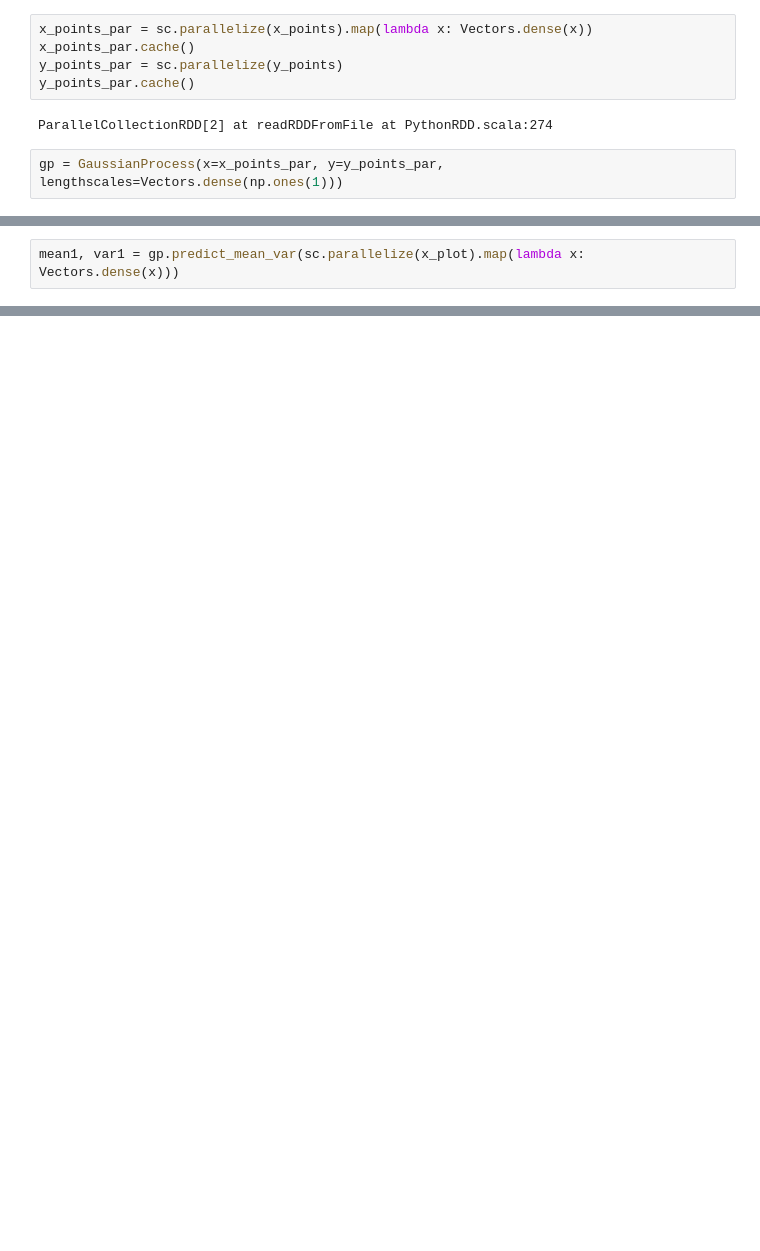
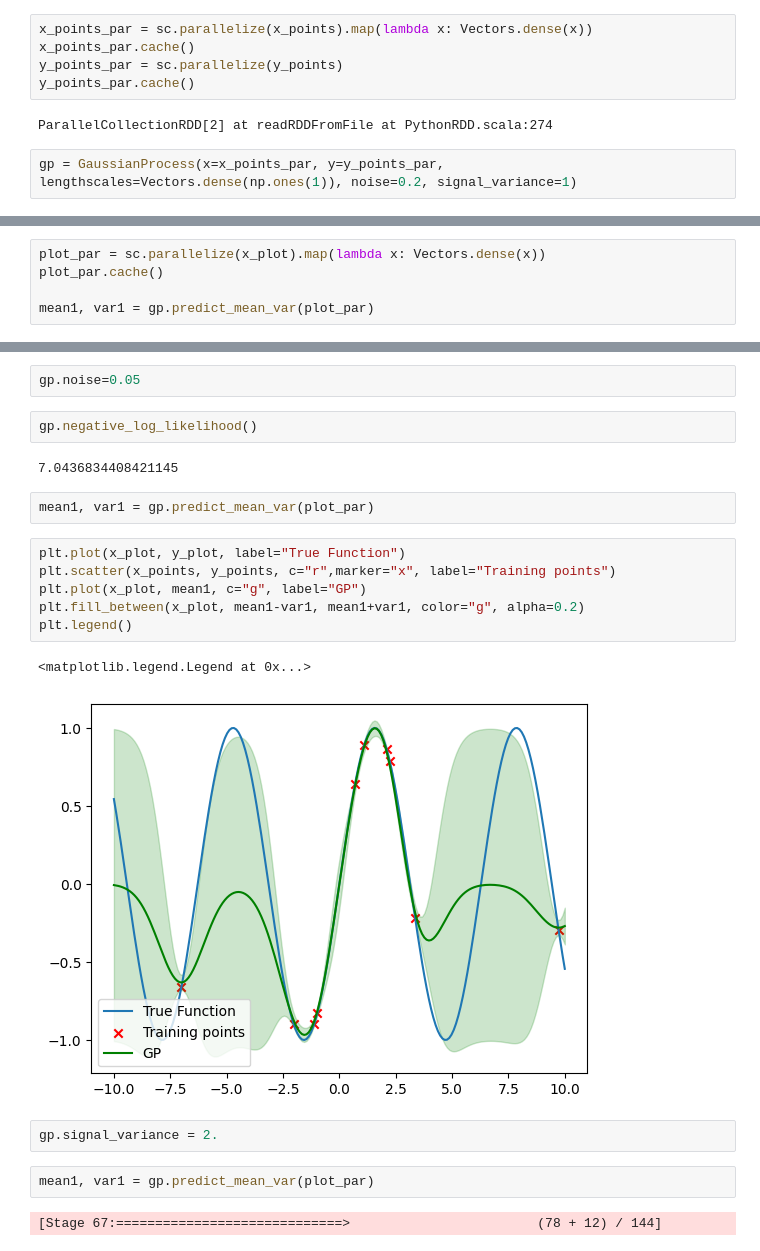
Before and after one commit to LeoIV/scalable-gps, a Jupyter notebook: demo.ipynb, the cells around one changed output, grey strips where cells are left out. Drawn from its saved outputs; the diff is of its cells as text; blank space fills up the shorter version.

Commit message:
support noise and signal variance and negative log likelihood

```diff
--- a/demo.ipynb
+++ b/demo.ipynb
@@ -32,4 +32,4 @@ y_points_par.cache()
 # %% [output]
 ParallelCollectionRDD[2] at readRDDFromFile at PythonRDD.scala:274
 # %%
-gp = GaussianProcess(x=x_points_par, y=y_points_par, lengthscales=Vectors.dense(np.ones(1)))
+gp = GaussianProcess(x=x_points_par, y=y_points_par, lengthscales=Vectors.dense(np.ones(1)), noise=0.2, signal_variance=1)
@@ -38,2 +36,5 @@ gp = GaussianProcess(x=x_points_par, y=y_points_par, lengthscales=Vectors.dense(
 # %%
-mean1, var1 = gp.predict_mean_var(sc.parallelize(x_plot).map(lambda x: Vectors.dense(x)))
+plot_par = sc.parallelize(x_plot).map(lambda x: Vectors.dense(x))
+plot_par.cache()
+
+mean1, var1 = gp.predict_mean_var(plot_par)
@@ -45,0 +53,23 @@ plt.legend()
+# %%
+gp.noise=0.05
+# %%
+gp.negative_log_likelihood()
+# %% [output]
+7.0436834408421145
+# %%
+mean1, var1 = gp.predict_mean_var(plot_par)
+# %%
+plt.plot(x_plot, y_plot, label="True Function")
+plt.scatter(x_points, y_points, c="r",marker="x", label="Training points")
+plt.plot(x_plot, mean1, c="g", label="GP")
+plt.fill_between(x_plot, mean1-var1, mean1+var1, color="g", alpha=0.2)
+plt.legend()
+# %% [output]
+<matplotlib.legend.Legend at 0x...>
+[figure, added]
+# %%
+gp.signal_variance = 2.
+# %%
+mean1, var1 = gp.predict_mean_var(plot_par)
+# %% [output]
+[Stage 67:=============================>                        (78 + 12) / 144]
```
Also changed, not shown: parts of 5 cells of this notebook, 3 other files.
